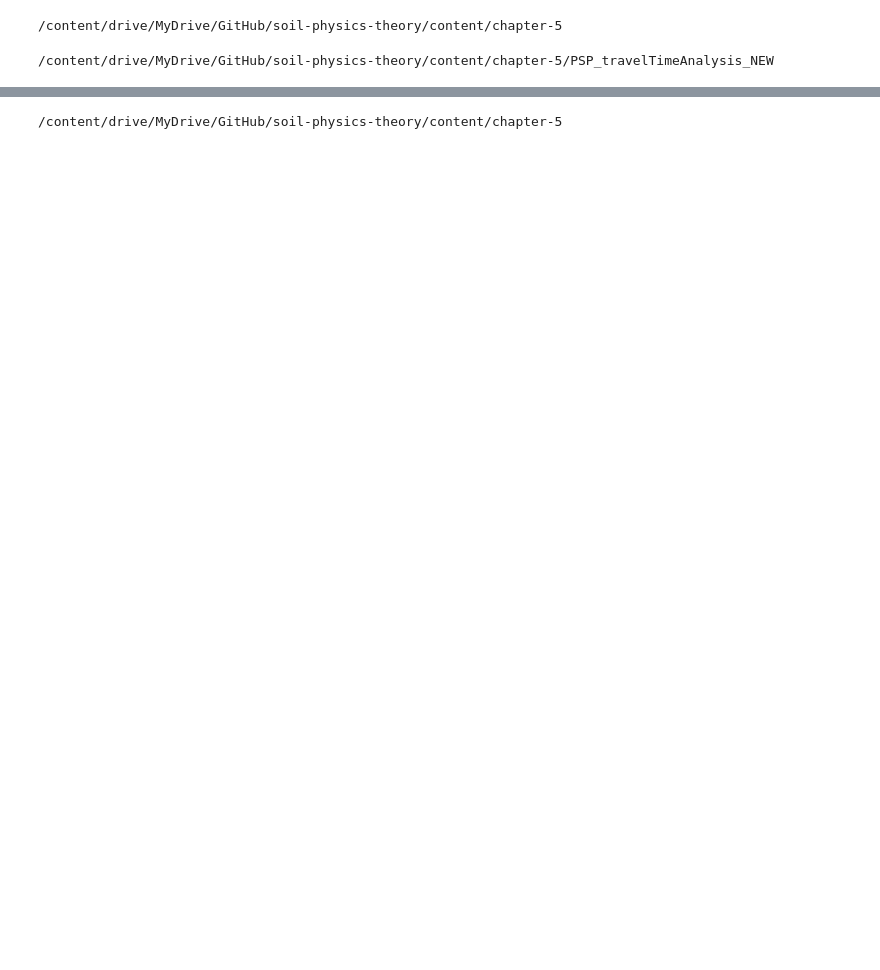
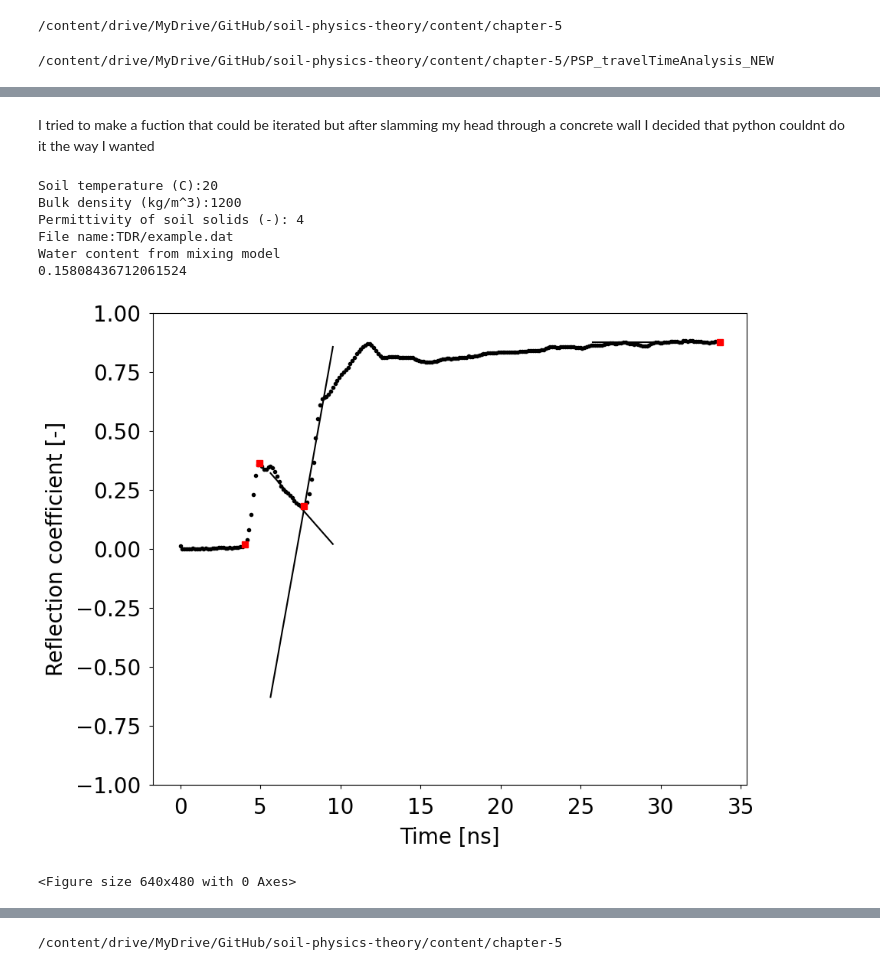
Before and after one commit to soil-physics-okstate/soil-physics-theory, a Jupyter notebook: content/chapter-5/dcd_ch5_hw.ipynb, the cells around one changed output, grey strips where cells are left out. Drawn from its saved outputs; the diff is of its cells as text; code cells hidden in the pictures; blank space fills up the shorter version.

```diff
--- a/content/chapter-5/dcd_ch5_hw.ipynb
+++ b/content/chapter-5/dcd_ch5_hw.ipynb
@@ -38,0 +33,13 @@ from PIL import Image
+# %% [markdown]
+I tried to make a fuction that could be iterated but after slamming my head through a concrete wall I decided that python couldnt do it the way I wanted
+# %%
+run main.py #TDR/example.dat
+# %% [output]
+Soil temperature (C):20
+Bulk density (kg/m^3):1200
+Permittivity of soil solids (-): 4
+File name:TDR/example.dat
+Water content from mixing model
+0.15808436712061524
+[figure, added]
+<Figure size 640x480 with 0 Axes>
```
Also changed, not shown: parts of 22 cells of this notebook, 1 other file.
